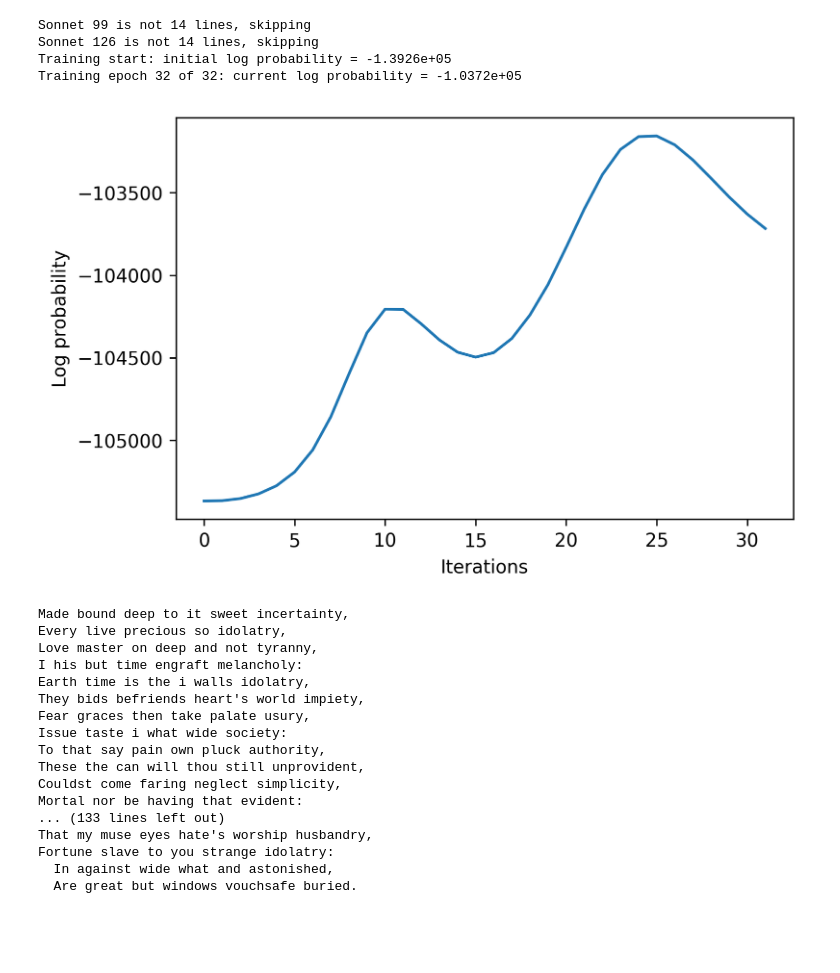
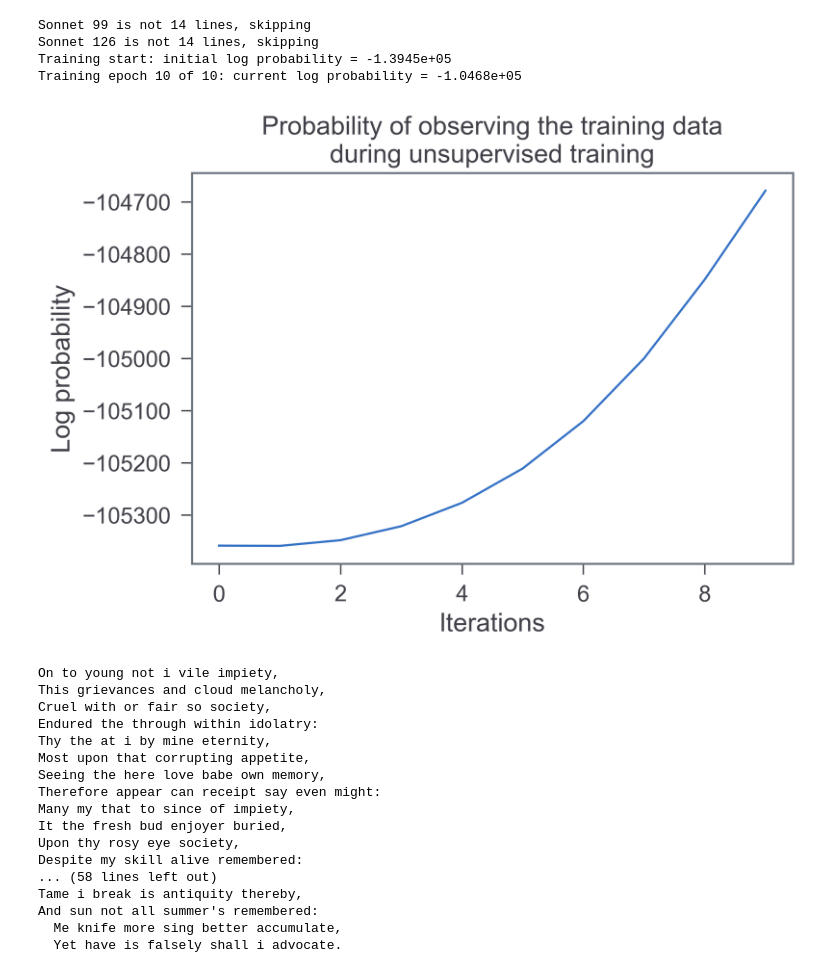
Before and after one commit to dibidave/central-nervous-system, a Jupyter notebook: project3/Simple HMM.ipynb, the cells around one changed output. Drawn from its saved outputs; the diff is of its cells as text; code cells hidden in the pictures; blank space fills up the shorter version.

Commit message:
Added visualization-related content

```diff
--- a/project3/Simple HMM.ipynb
+++ b/project3/Simple HMM.ipynb
@@ -4,42 +4,43 @@ from Sonnet_HMM import *
 import numpy as np
 import matplotlib.pyplot as plt
 # %%
-hmm = Sonnet_HMM(N_state=32, train=False)
-probs = hmm.unsupervised_learning(verbose=True, N_iters=32)
+hmm = Sonnet_HMM(N_state=10, train=False)
+probs = hmm.unsupervised_learning(verbose=True, N_iters=10)
 # %% [output]
 Sonnet 99 is not 14 lines, skipping
 Sonnet 126 is not 14 lines, skipping
-Training start: initial log probability = -1.3926e+05
-Training epoch 32 of 32: current log probability = -1.0372e+05
+Training start: initial log probability = -1.3945e+05
+Training epoch 10 of 10: current log probability = -1.0468e+05
 # %%
 plt.figure(dpi=300)
 plt.plot(np.array(probs))
 plt.xlabel("Iterations")
 plt.ylabel("Log probability")
+plt.title("Probability of observing the training data\nduring unsupervised training")
 plt.show()
 # %% [output]
-[figure, old version]
+[figure, new version]
 # %%
-for i in range(10):
+for i in range(5):
     sonnet, sonnet_string = hmm.generate_sonnet()
     print(sonnet_string)
     print()
 # %% [output]
-Made bound deep to it sweet incertainty,
-Every live precious so idolatry,
-Love master on deep and not tyranny,
-I his but time engraft melancholy:
-Earth time is the i walls idolatry,
-They bids befriends heart's world impiety,
-Fear graces then take palate usury,
-Issue taste i what wide society:
-To that say pain own pluck authority,
-These the can will thou still unprovident,
-Couldst come faring neglect simplicity,
-Mortal nor be having that evident:
-... (133 lines left out)
-That my muse eyes hate's worship husbandry,
-Fortune slave to you strange idolatry:
-  In against wide what and astonished,
-  Are great but windows vouchsafe buried.
+On to young not i vile impiety,
+This grievances and cloud melancholy,
+Cruel with or fair so society,
+Endured the through within idolatry:
+Thy the at i by mine eternity,
+Most upon that corrupting appetite,
+Seeing the here love babe own memory,
+Therefore appear can receipt say even might:
+Many my that to since of impiety,
+It the fresh bud enjoyer buried,
+Upon thy rosy eye society,
+Despite my skill alive remembered:
+... (58 lines left out)
+Tame i break is antiquity thereby,
+And sun not all summer's remembered:
+  Me knife more sing better accumulate,
+  Yet have is falsely shall i advocate.
 # %%
```
Also changed, not shown: parts of 2 cells of this notebook, 3 other files.
